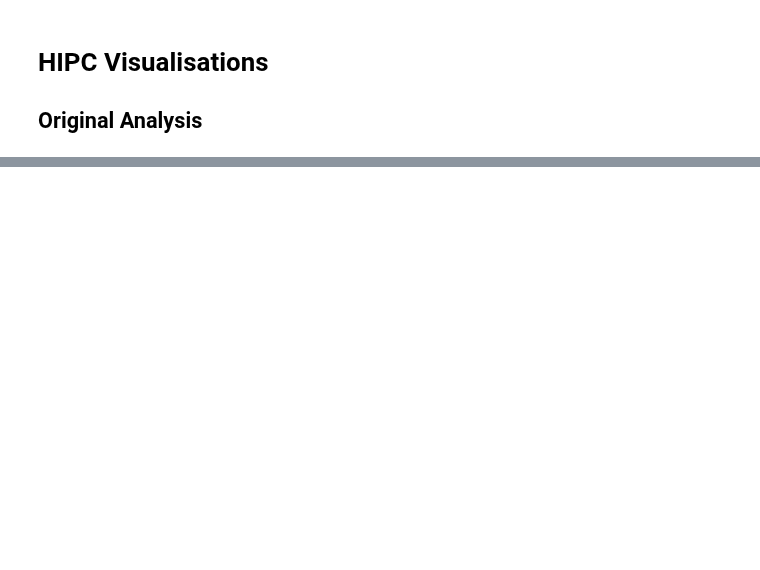
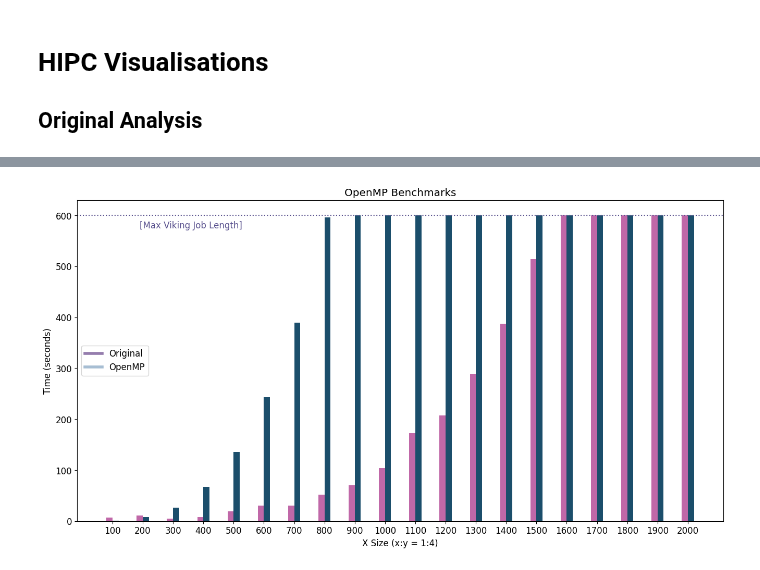
Before and after one commit to LucyIvatt/high-performance-computing, a Jupyter notebook: visualisations.ipynb, the cells around one changed output, grey strips where cells are left out. Drawn from its saved outputs; the diff is of its cells as text; code cells hidden in the pictures; blank space fills up the shorter version.

```diff
--- a/visualisations.ipynb
+++ b/visualisations.ipynb
@@ -43,0 +40,42 @@ plt.show()
+# %%
+from matplotlib.lines import Line2D
+custom_lines = [Line2D([0], [0], color='#957DAD', lw=4),
+                Line2D([0], [0], color='#a7bed3', lw=4)]
+
+width = 0.2
+
+# Loads in the original data into a csv
+omp_data = pd.read_csv("validation/openmp_benchmarks_data.csv", header=None)
+omp_df = pd.DataFrame(omp_data)
+
+# Set column labels and add average for the runs
+omp_df.columns=["labels" ,"run1", "run2", "run3"]
+omp_df["average"] = omp_df[['run1', 'run2', 'run3']].mean(axis=1)
+
+# Reorders the entries based on x size
+a = omp_df.labels.str.split(' ').str[0].str[2:].astype(int).sort_values()
+omp_df = omp_df.reindex(index=a.index)
+
+
+# Plot the data using bar() method
+plt.figure(figsize=(16,8))
+
+plt.bar(Y_POS, omp_df["average"], width=width, color='#C068A8')
+plt.bar(Y_POS+ width, orig_df["average"], width=width, color='#1B4E6B')
+plt.xticks(Y_POS + width/2, a)
+
+plt.axhline(y=600, color='#58508D', linestyle='dotted')
+plt.text(1,575,'[Max Viking Job Length]', color='#58508D')
+
+plt.legend(custom_lines, ['Original', 'OpenMP'])
+
+
+plt.title("OpenMP Benchmarks")
+plt.xlabel("X Size (x:y = 1:4)")
+plt.ylabel("Time (seconds)")
+
+
+# Show the plot
+plt.show()
+# %% [output]
+[figure, added]
```
Also changed, not shown: parts of 5 cells of this notebook.
